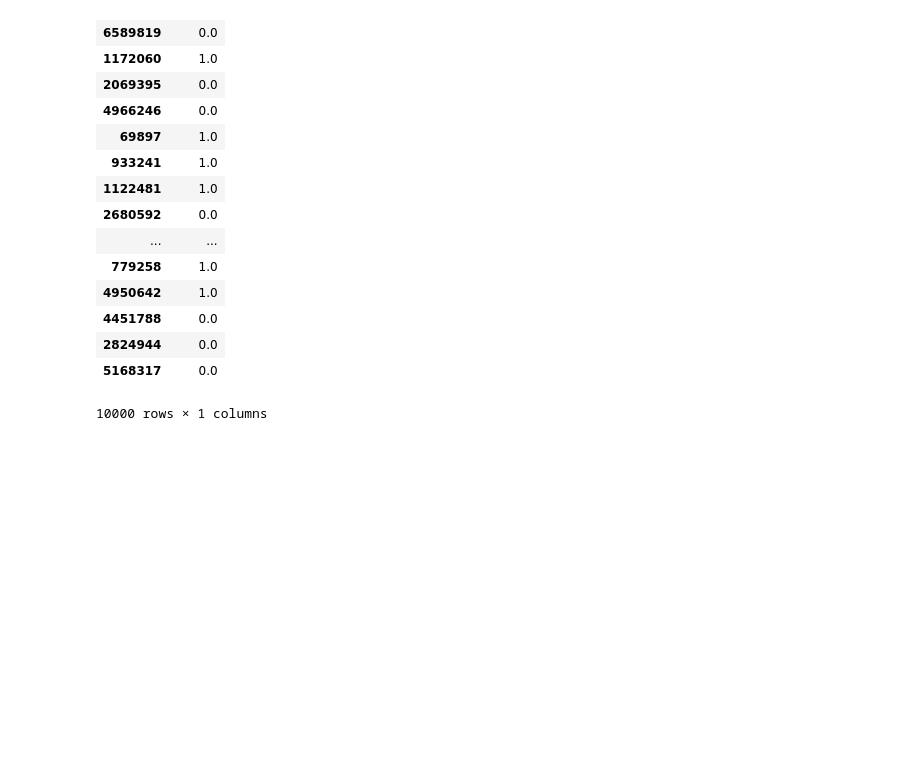
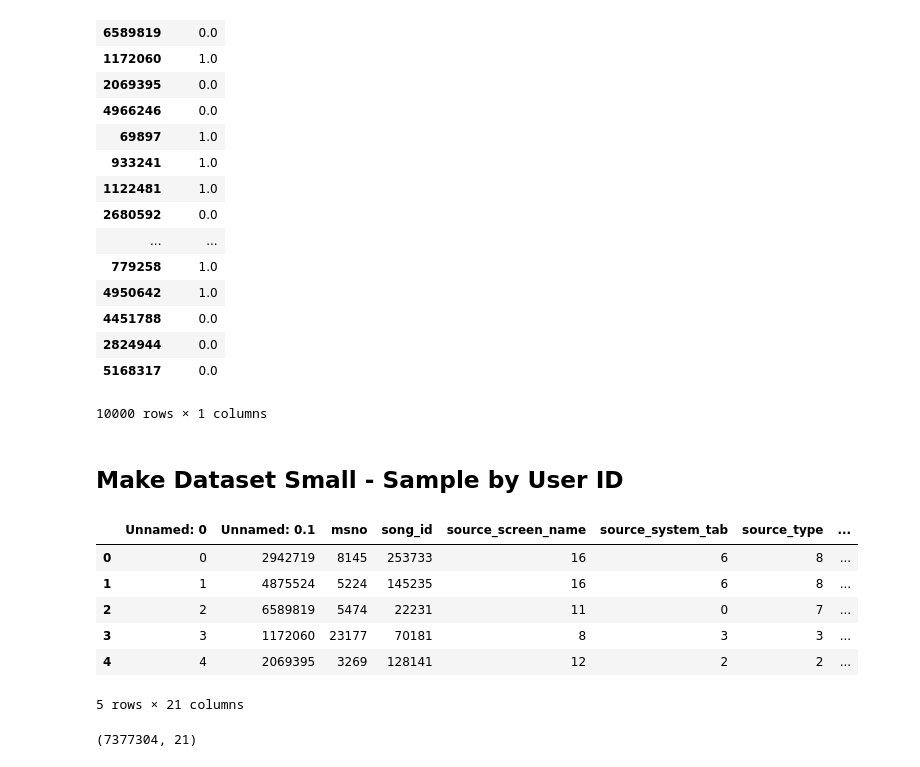
Before and after one commit to yunrulovescoding/CS229, a Jupyter notebook: Preprocessing.ipynb, the cells around one changed output. Drawn from its saved outputs; the diff is of its cells as text; code cells hidden in the pictures; blank space fills up the shorter version.

```diff
--- a/Preprocessing.ipynb
+++ b/Preprocessing.ipynb
@@ -212,3 +212,25 @@ val_X.to_csv('music_data/valid_X.csv')
 train_y.to_csv('music_data/train_Y.csv')
 test_y.to_csv('music_data/test_Y.csv')
 val_y.to_csv('music_data/valid_Y.csv')
+# %% [markdown]
+## Make Dataset Small - Sample by User ID
+# %%
+train_X = pd.read_csv('music_data/train_X_date_converted.csv')
+train_y = pd.read_csv('music_data/train_Y.csv')
+
+val_X = pd.read_csv('music_data/valid_X_date_converted.csv')
+val_y = pd.read_csv('music_data/valid_Y.csv')
+
+test_X = pd.read_csv('music_data/test_X_date_converted.csv')
+test_y = pd.read_csv('music_data/test_Y.csv')
+# %%
+train_all = pd.concat([train_X,train_y['target']],axis=1)
+train_all.head()
+# %% [output]
+|  | Unnamed: 0 | Unnamed: 0.1 | msno | song_id | source_screen_name | source_system_tab | source_type | ... |
+| 0 | 0 | 2942719 | 8145 | 253733 | 16 | 6 | 8 | ... |
+| 1 | 1 | 4875524 | 5224 | 145235 | 16 | 6 | 8 | ... |
+| 2 | 2 | 6589819 | 5474 | 22231 | 11 | 0 | 7 | ... |
+| 3 | 3 | 1172060 | 23177 | 70181 | 8 | 3 | 3 | ... |
+| 4 | 4 | 2069395 | 3269 | 128141 | 12 | 2 | 2 | ... |
+5 rows × 21 columns
@@ -214,0 +240,5 @@ val_y.to_csv('music_data/valid_Y.csv')
+# %%
+all_data = pd.concat([train_all,val_all,test_all])
+all_data.shape
+# %% [output]
+(7377304, 21)
```
Also changed, not shown: parts of 16 cells of this notebook, 6 other files.
